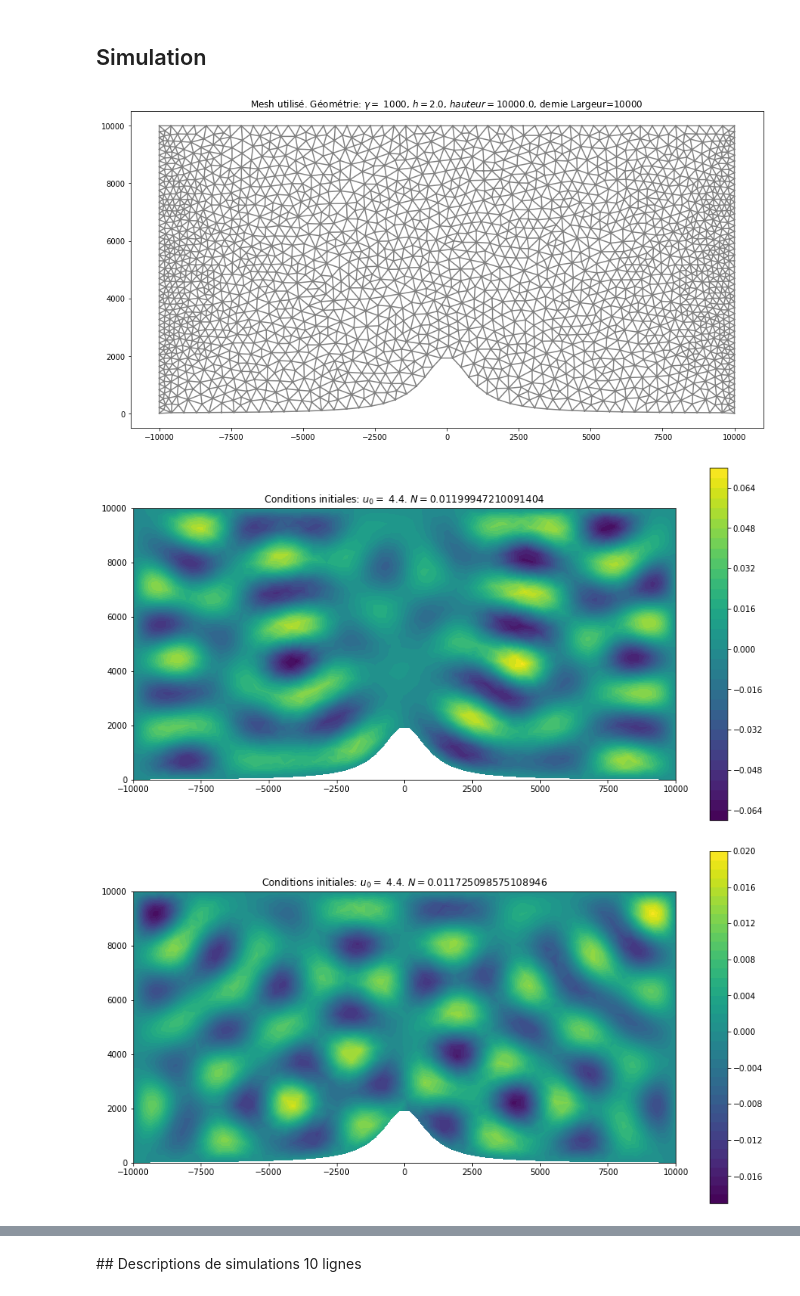
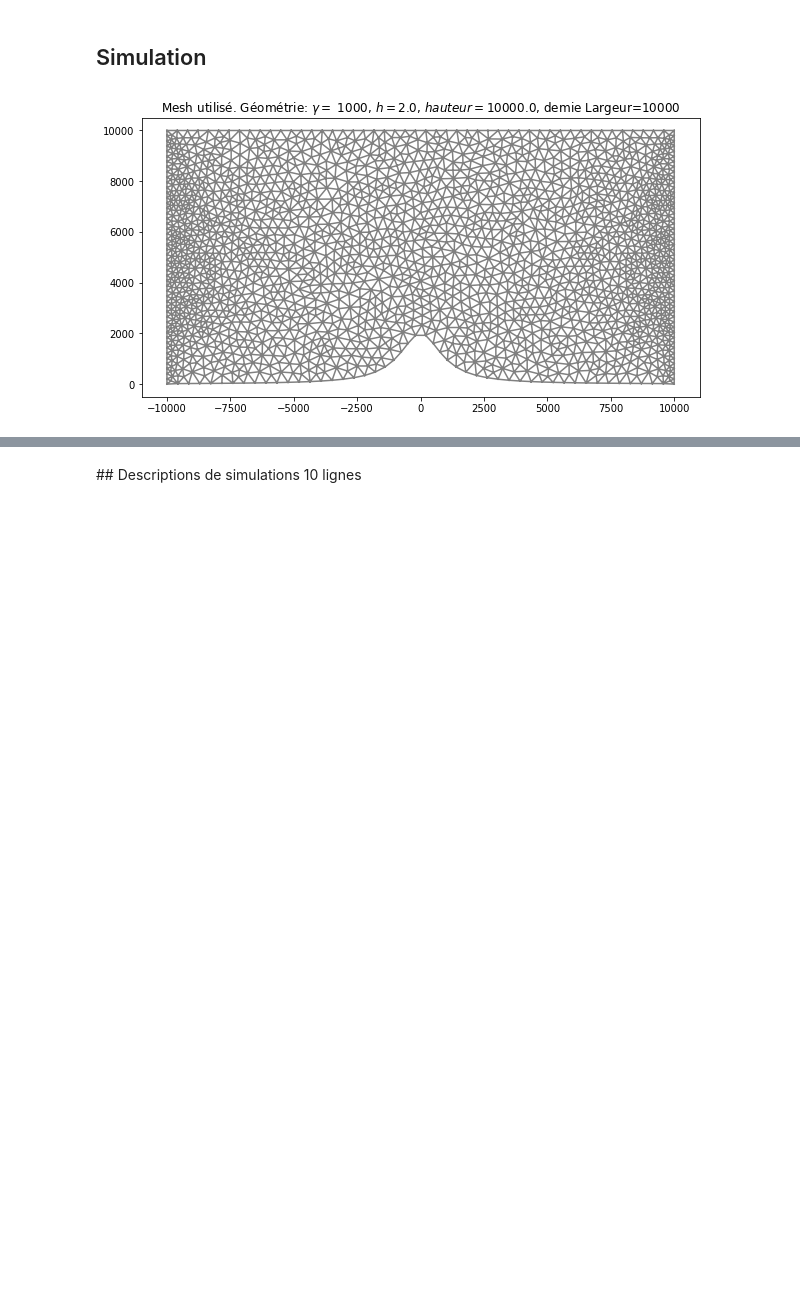
Before and after one commit to spineki/fenics_scorer, a Jupyter notebook: mini_projet_fenics_antoine_marras.ipynb, the cells around one changed output, grey strips where cells are left out. Saved outputs shown, nothing was run; the diff lists cells and outputs as text; code cells hidden in the pictures; blank space fills up the shorter version.

```diff
--- a/mini_projet_fenics_antoine_marras.ipynb
+++ b/mini_projet_fenics_antoine_marras.ipynb
@@ -151,28 +154,24 @@ def simulation(u_0, N, mesh, markers, dx, V, epsi=10**(-6), plot_w = 15, plot_h
 # %% [markdown]
 ## Simulation
 # %%
+# Variables et paramètres nécessaires pour la simulation
+
 seed = 2022
 np.random.seed(seed) # A seed is set for reproductability
 
+# paramètres de référence pour N
 N_atm = 0.012
 sigma = 0.001
-nb_simulation = 5
-N_list = np.random.normal(N_atm, sigma, nb_simulation)
 
-mesh, markers, dx, V = get_geometry() # evite de charger et contruire le domaine à chaque appel
+# récupération de la géométrie
+mesh, markers, dx, V = get_geometry() # Le charger ici evite de charger et contruire le domaine à chaque appel
 
+u_0 = 4.4       # vent horizontal initial ici supposé uniforme
 
-R = 10000.0     # ordonnée du bord supérieur du domaine.
-u_0 = 4.4       # vent horizontal initial ici supposé uniforme
-Larg = 10000    # largeur medium montagne: __/\__ (Larg correspond à __/)
-
+# Affichage du mesh utilisé
 plt.title("Mesh utilisé. Géométrie: $\gamma =$ " + str(gamma) + ", $h=$" + str(height) + ", $hauteur=$" + str(R) + ", demie Largeur=" + str(Larg))
+plt.rcParams['figure.figsize'] = [10, 7]
 plot(mesh)
 plt.show()
-
-for N in N_list:
-    simulation(u_0 = 4.4, N=N, mesh = mesh, markers=markers, dx=dx, V=V)
 # %% [output]
-[figure, old version]
+[figure, new version]
-[figure, removed]
-[figure, removed]
```
Also changed, not shown: parts of 6 cells of this notebook.
